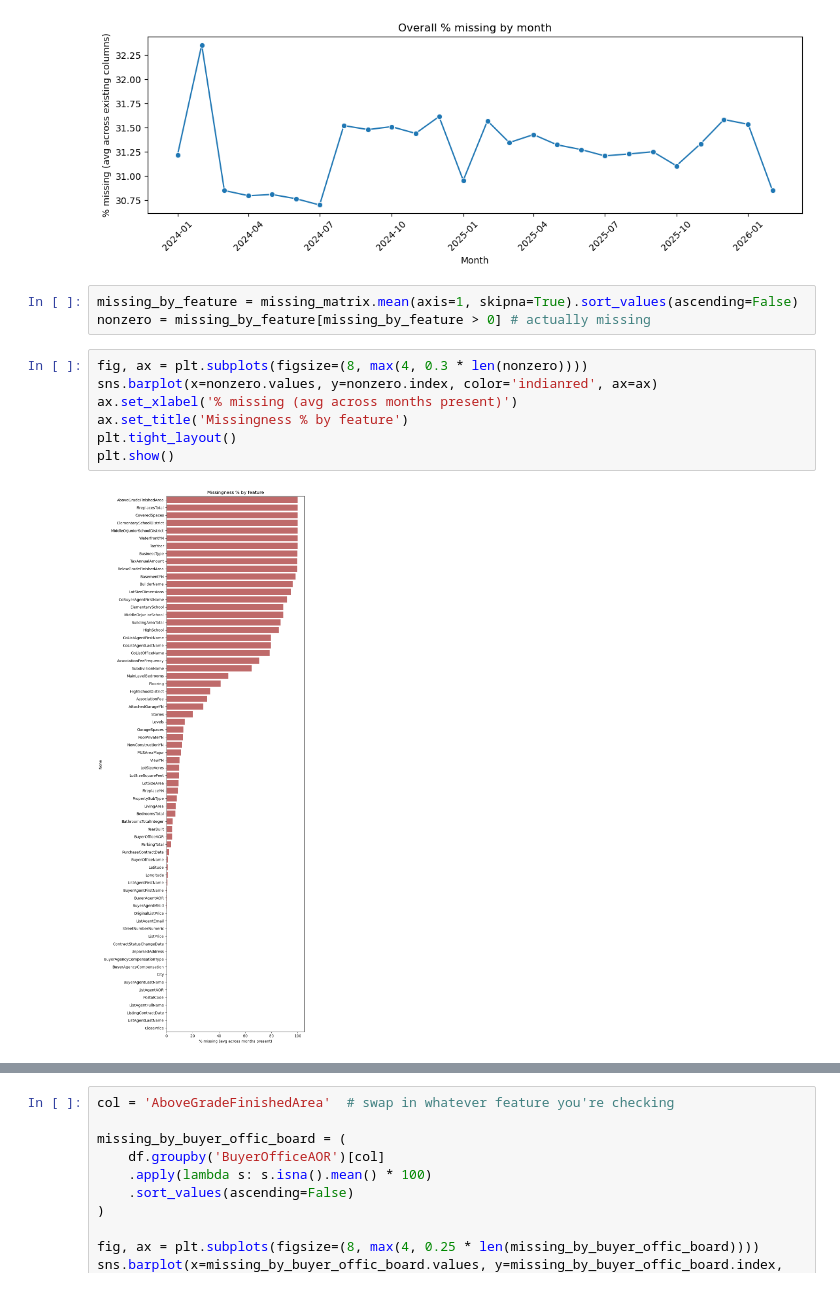
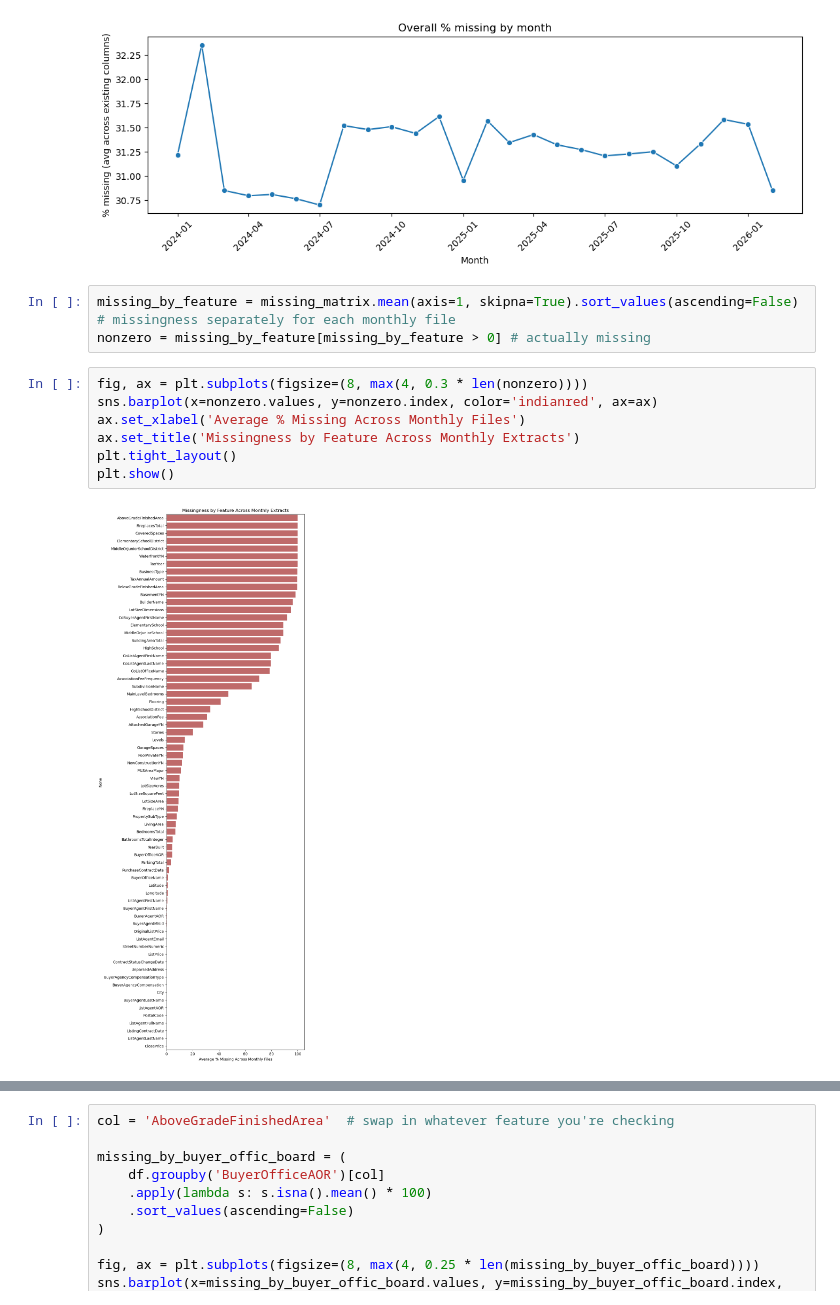
Before and after one commit to eemilycchen/IDX-Exchange-Data-Science, a Jupyter notebook: 01_exploration.ipynb, the cells around one changed output, grey strips where cells are left out. Saved outputs shown, nothing was run; the diff lists cells and outputs as text.

```diff
--- a/01_exploration.ipynb
+++ b/01_exploration.ipynb
@@ -345,14 +344,14 @@ plt.show()
 # %% [output]
 [figure]
 # %%
-missing_by_feature = missing_matrix.mean(axis=1, skipna=True).sort_values(ascending=False)
+missing_by_feature = missing_matrix.mean(axis=1, skipna=True).sort_values(ascending=False) # missingness separately for each monthly file
 nonzero = missing_by_feature[missing_by_feature > 0] # actually missing
 # %%
 fig, ax = plt.subplots(figsize=(8, max(4, 0.3 * len(nonzero))))
 sns.barplot(x=nonzero.values, y=nonzero.index, color='indianred', ax=ax)
-ax.set_xlabel('% missing (avg across months present)')
-ax.set_title('Missingness % by feature')
+ax.set_xlabel('Average % Missing Across Monthly Files')
+ax.set_title('Missingness by Feature Across Monthly Extracts')
 plt.tight_layout()
 plt.show()
 # %% [output]
-[figure, old version]
+[figure, new version]
```
Also changed, not shown: parts of 29 cells of this notebook.
